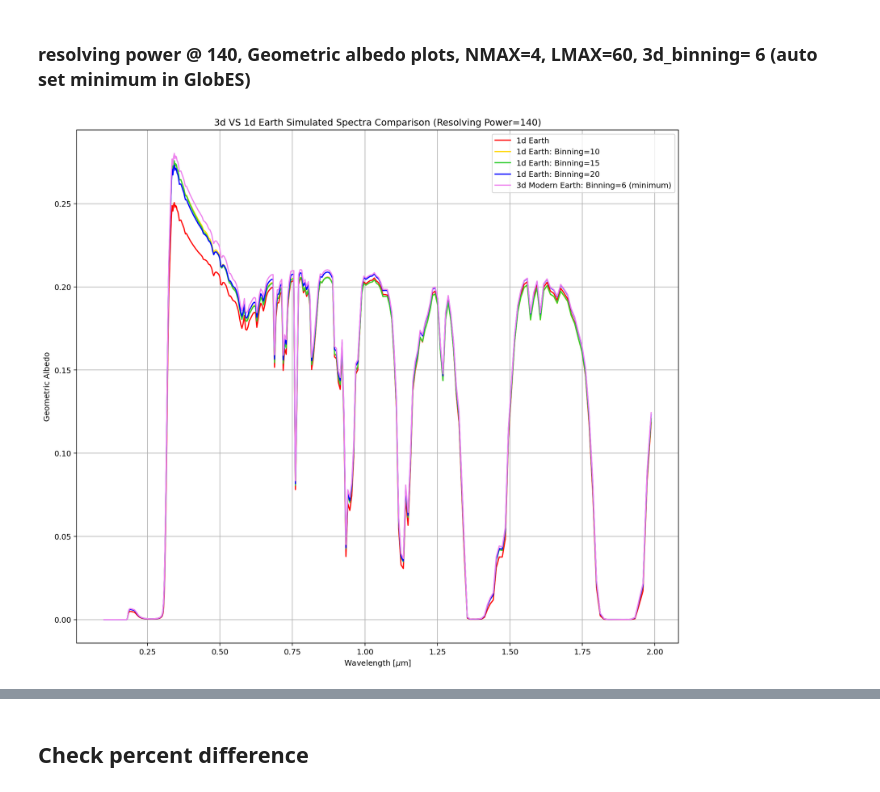
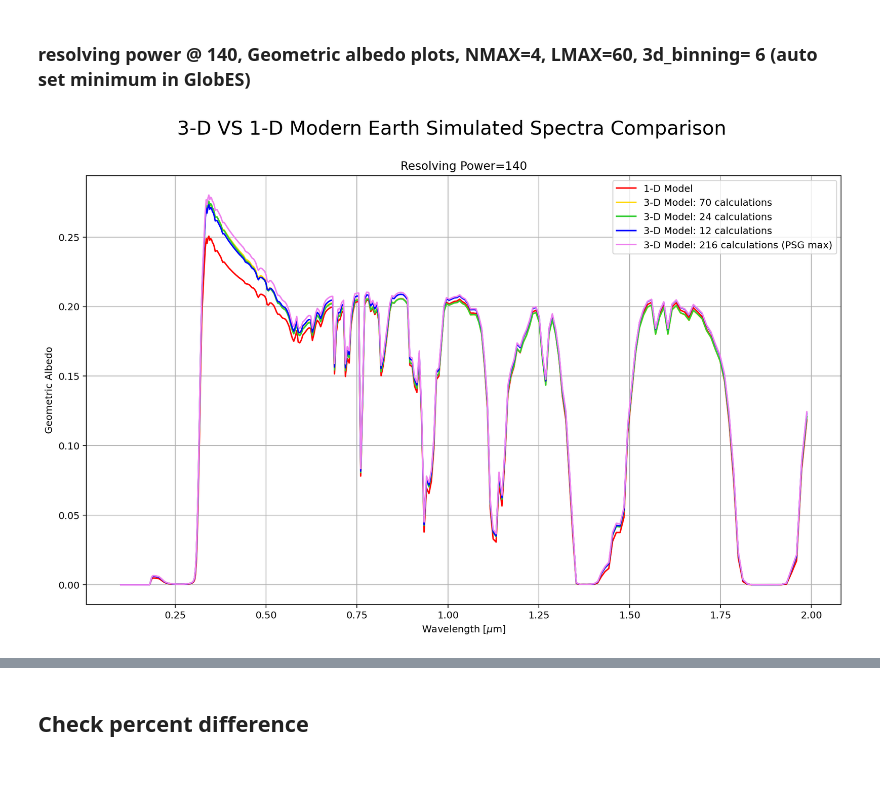
Before and after one commit to allypayne/GlobES, a Jupyter notebook: 3d_1d_comparison_plots.ipynb, the cells around one changed output, grey strips where cells are left out. Saved outputs shown, nothing was run; the diff lists cells and outputs as text; code cells hidden in the pictures.

```diff
--- a/3d_1d_comparison_plots.ipynb
+++ b/3d_1d_comparison_plots.ipynb
@@ -7,28 +7,29 @@ import pandas as pd
 import matplotlib.pyplot as plt
 import numpy as np
 # %%
-e0_3d= np.genfromtxt('./true_psg_files/psg_rad_3d_e0.txt')
-e0_1d= np.genfromtxt('./true_psg_files/psg_rad_1d_e0.txt')
+e0_3d= np.genfromtxt('./true_psg_files/psg_rad_3d_e0.txt') # 216 calculations, binning=5
+e0_1d= np.genfromtxt('./true_psg_files/psg_rad_1d_e0.txt') # 1 calculation
 # binning=10
-e0_1d_10= np.genfromtxt('./true_psg_files/psg_rad_e0_10bin.txt')
+e0_3d_10= np.genfromtxt('./true_psg_files/psg_rad_e0_10bin.txt') #70 calculations
 #binning=15
-e0_1d_15= np.genfromtxt('./true_psg_files/psg_rad_e0_15bin.txt')
+e0_3d_15= np.genfromtxt('./true_psg_files/psg_rad_e0_15bin.txt') #24 calculations
 # binning= 20
-e0_1d_20= np.genfromtxt('./true_psg_files/psg_rad_1d_e0_20bin.txt')
+e0_3d_20= np.genfromtxt('./true_psg_files/psg_rad_1d_e0_20bin.txt') #12 calculations
 # %%
-plt.figure(figsize=(14,12), dpi=180)
-plt.plot(e0_1d[:,0], e0_1d[:,1], color='red', label='1d Earth')
-plt.plot(e0_1d_10[:,0], e0_1d_10[:,1], color='gold', label='1d Earth: Binning=10')
-plt.plot(e0_1d_15[:,0], e0_1d_15[:,1], color='limegreen', label='1d Earth: Binning=15')
-plt.plot(e0_1d_20[:,0], e0_1d_20[:,1], color='blue', label='1d Earth: Binning=20')
-plt.plot(e0_3d[:,0], e0_3d[:,1], color='violet', label='3d Modern Earth: Binning=6 (minimum)')
+plt.figure(figsize=(14,8), dpi=180)
+plt.plot(e0_1d[:,0], e0_1d[:,1], color='red', label='1-D Model')
+plt.plot(e0_3d_10[:,0], e0_3d_10[:,1], color='gold', label='3-D Model: 70 calculations')
+plt.plot(e0_3d_15[:,0], e0_3d_15[:,1], color='limegreen', label='3-D Model: 24 calculations')
+plt.plot(e0_3d_20[:,0], e0_3d_20[:,1], color='blue', label='3-D Model: 12 calculations')
+plt.plot(e0_3d[:,0], e0_3d[:,1], color='violet', label='3-D Model: 216 calculations (PSG max)')
 plt.xlabel('Wavelength [$\mu$m]')
 plt.ylabel('Geometric Albedo')
 plt.grid()
 plt.legend()
-plt.title('3d VS 1d Earth Simulated Spectra Comparison (Resolving Power=140)')
-#plt.savefig('3d_1d_earth_spectral_variation.png');
+plt.title('Resolving Power=140')
+plt.suptitle('3-D VS 1-D Modern Earth Simulated Spectra Comparison', size=20);
+#plt.savefig('3d_1d_earth_spectral_variation.png')
 # %% [output]
-[figure, old version]
+[figure, new version]
 # %%
 plt.figure(figsize=(14,10), dpi=180)
```
Also changed, not shown: parts of 2 cells of this notebook.
